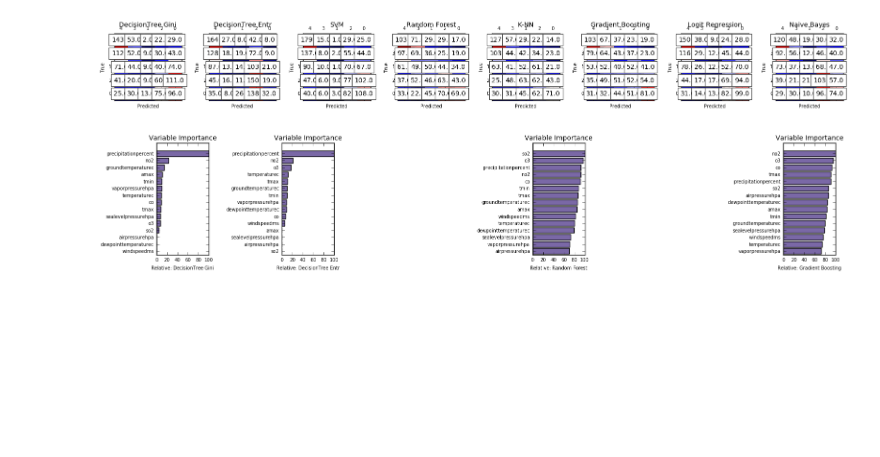
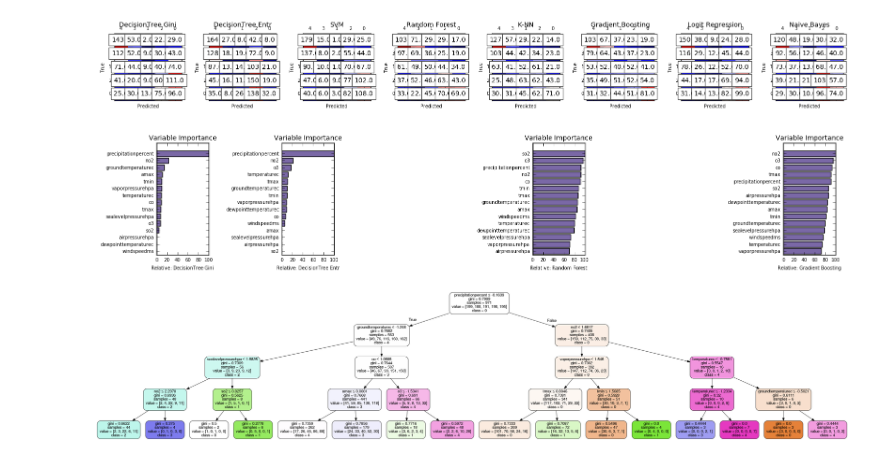
Before and after one commit to sada-narayanappa/Notebooks, a Jupyter notebook: SCHAS/pef/hand_classify.ipynb, the cells around one changed output. Cells and saved outputs as stored; diff of their text form; code cells hidden in the pictures; blank space fills up the shorter version.

```diff
--- a/SCHAS/pef/hand_classify.ipynb
+++ b/SCHAS/pef/hand_classify.ipynb
@@ -201,3 +201,8 @@ Unique target labels: ['4' '3' '1' '2' '0']
          Naive Bayes r^2 score: -0.444340
 [figure]
 [figure]
+# %%
+#(X1,y1,ra,cls) = Classify1(X,y, True, drawConfusionMatrix=True, classifiers=cls, scale=False)
+DrawDecisionTree(X,y, cls[1])
+# %% [output]
+[figure, added]
```
